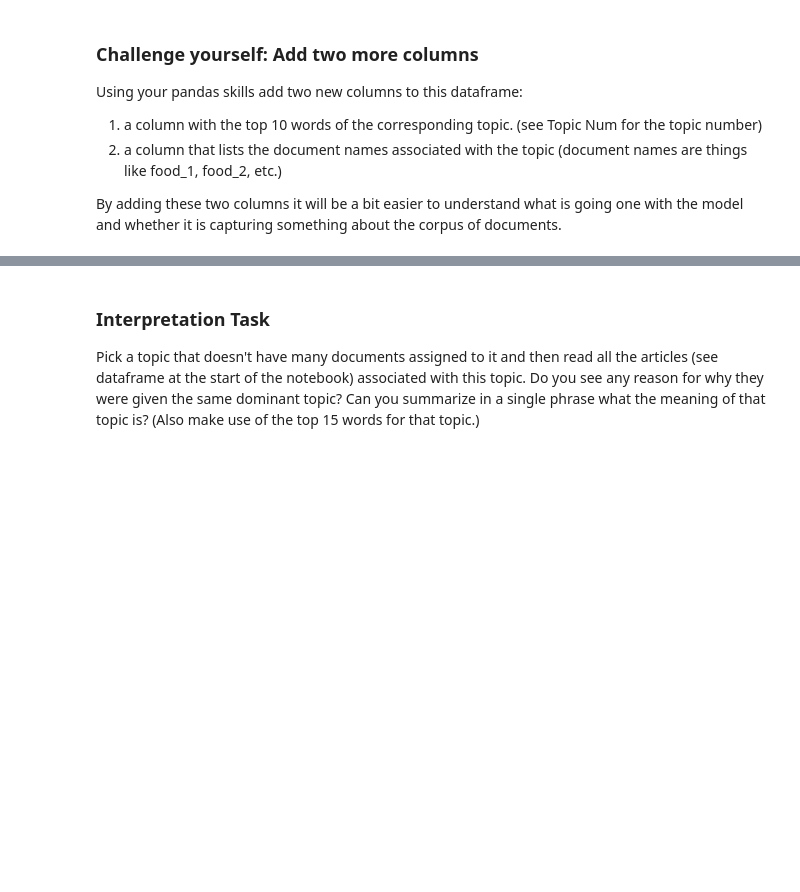
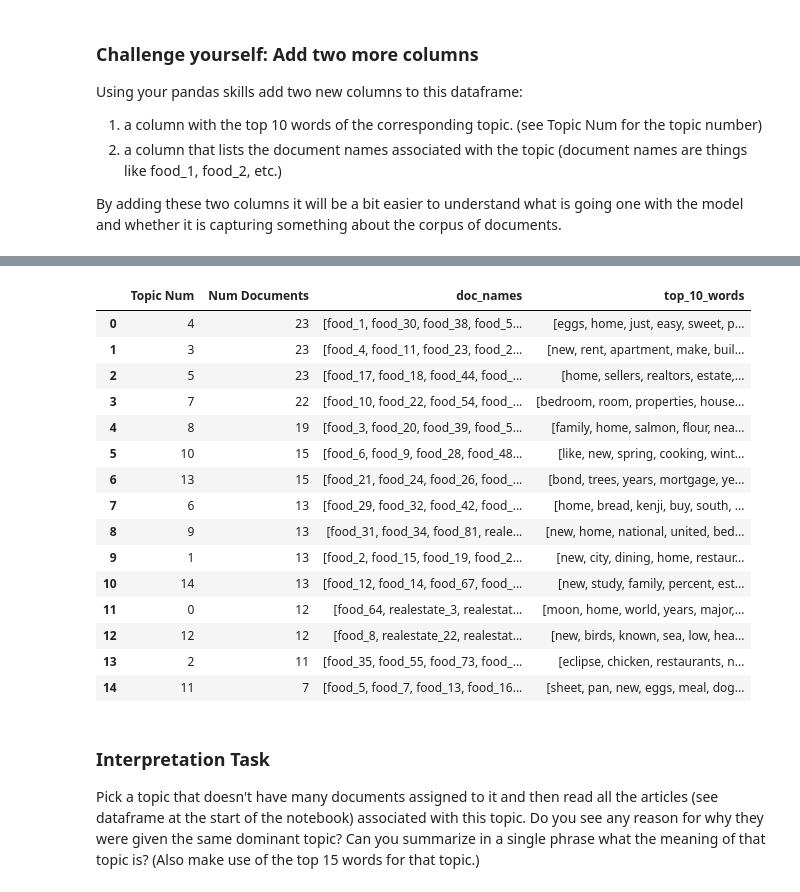
Before and after one commit to carolinejjung/cs315-tutorials, a Jupyter notebook: CS315Week13LectureCode/TopicModeling/Topic Modeling with LDA.ipynb, the cells around one changed output, grey strips where cells are left out. Saved outputs shown, nothing was run; the diff lists cells and outputs as text; code cells hidden in the pictures; blank space fills up the shorter version.

Commit message:
finish topic modeling tasks

```diff
--- a/CS315Week13LectureCode/TopicModeling/Topic Modeling with LDA.ipynb
+++ b/CS315Week13LectureCode/TopicModeling/Topic Modeling with LDA.ipynb
@@ -313,10 +289,3 @@ np.count_nonzero(dtm.getcol(4480).toarray().T)
 ### **Task for you:** find the top 5 words from this document (meaning, they show in most articles).
 
 Use the variable names that have been seen so far.
-# %%
-word_freq = []
-for word in range(dtm.shape[1]):
-    freq = np.count_nonzero(dtm.getcol(word).toarray().T)
-    word_freq.append(freq)
-    # how to get words?
-word_freq
@@ -367,0 +292,14 @@ IndexError: index (4480) out of range
+# %%
+row_index = 0
+doc_vec = doc1.toarray()
+
+non_zero_indices = doc_vec.nonzero()[1]
+dtm_scores = doc_vec[0, non_zero_indices] # goes and retrieves the values corresponding to the non_zero_indices
+words = [feature_names[i] for i in non_zero_indices]
+
+frequencies = []
+for word, score in zip(words, dtm_scores):
+    frequencies.append((score, word))
+
+words = sorted(frequencies,reverse=True)
+words[0:5]
@@ -599,3 +539,8 @@ Using your pandas skills add two new columns to this dataframe:
 2. a column that lists the document names associated with the topic (document names are things like food_1, food_2, etc.)
 
 By adding these two columns it will be a bit easier to understand what is going one with the model and whether it is capturing something about the corpus of documents.
+# %%
+topic_top_words = []
+for top_words in displayHeader(lda, feature_names, 15):
+    topic_top_words.append(top_words.split(": ")[1].split(", ")[0:10])
+topic_top_words[0]
@@ -602,3 +558,33 @@ By adding these two columns it will be a bit easier to understand what is going
+# %%
+# column with top 10 words of corresponding topic
+topic_index = []
+topic_top10_words = []
+for topic in df_topic_distribution["Topic Num"]:
+    indicies = df_document_topic[df_document_topic["dominant_topic"]==topic].index.to_list()
+    topic_index.append(indicies)
+    topic_top10_words.append(topic_top_words[topic]) # get top 10 terms in topic
+
+df_topic_distribution["doc_names"] = topic_index
+df_topic_distribution["top_10_words"] = topic_top10_words
+
+df_topic_distribution
+# %% [output]
+|  | Topic Num | Num Documents | doc_names | top_10_words |
+| 0 | 4 | 23 | [food_1, food_30, food_38, food_5... | [eggs, home, just, easy, sweet, p... |
+| 1 | 3 | 23 | [food_4, food_11, food_23, food_2... | [new, rent, apartment, make, buil... |
+| 2 | 5 | 23 | [food_17, food_18, food_44, food_... | [home, sellers, realtors, estate,... |
+| 3 | 7 | 22 | [food_10, food_22, food_54, food_... | [bedroom, room, properties, house... |
+| 4 | 8 | 19 | [food_3, food_20, food_39, food_5... | [family, home, salmon, flour, nea... |
+| 5 | 10 | 15 | [food_6, food_9, food_28, food_48... | [like, new, spring, cooking, wint... |
+| 6 | 13 | 15 | [food_21, food_24, food_26, food_... | [bond, trees, years, mortgage, ye... |
+| 7 | 6 | 13 | [food_29, food_32, food_42, food_... | [home, bread, kenji, buy, south, ... |
+| 8 | 9 | 13 | [food_31, food_34, food_81, reale... | [new, home, national, united, bed... |
+| 9 | 1 | 13 | [food_2, food_15, food_19, food_2... | [new, city, dining, home, restaur... |
+| 10 | 14 | 13 | [food_12, food_14, food_67, food_... | [new, study, family, percent, est... |
+| 11 | 0 | 12 | [food_64, realestate_3, realestat... | [moon, home, world, years, major,... |
+| 12 | 12 | 12 | [food_8, realestate_22, realestat... | [new, birds, known, sea, low, hea... |
+| 13 | 2 | 11 | [food_35, food_55, food_73, food_... | [eclipse, chicken, restaurants, n... |
+| 14 | 11 | 7 | [food_5, food_7, food_13, food_16... | [sheet, pan, new, eggs, meal, dog... |
 # %% [markdown]
 ### Interpretation Task
 
```
Also changed, not shown: parts of 10 cells of this notebook.
